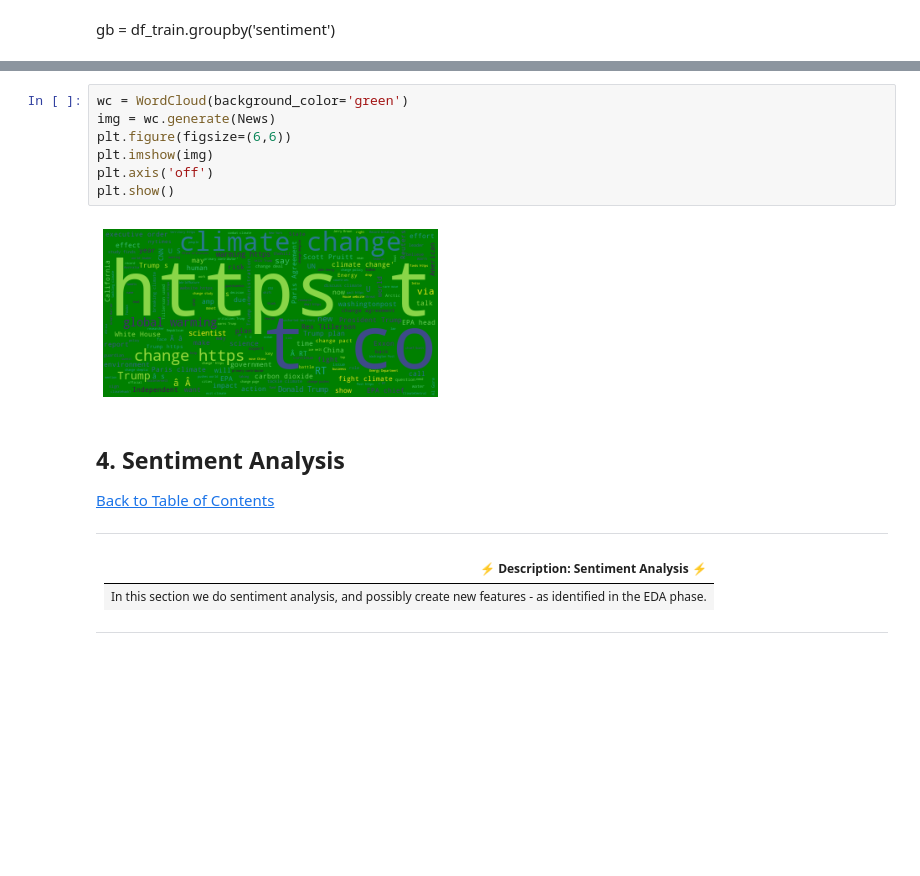
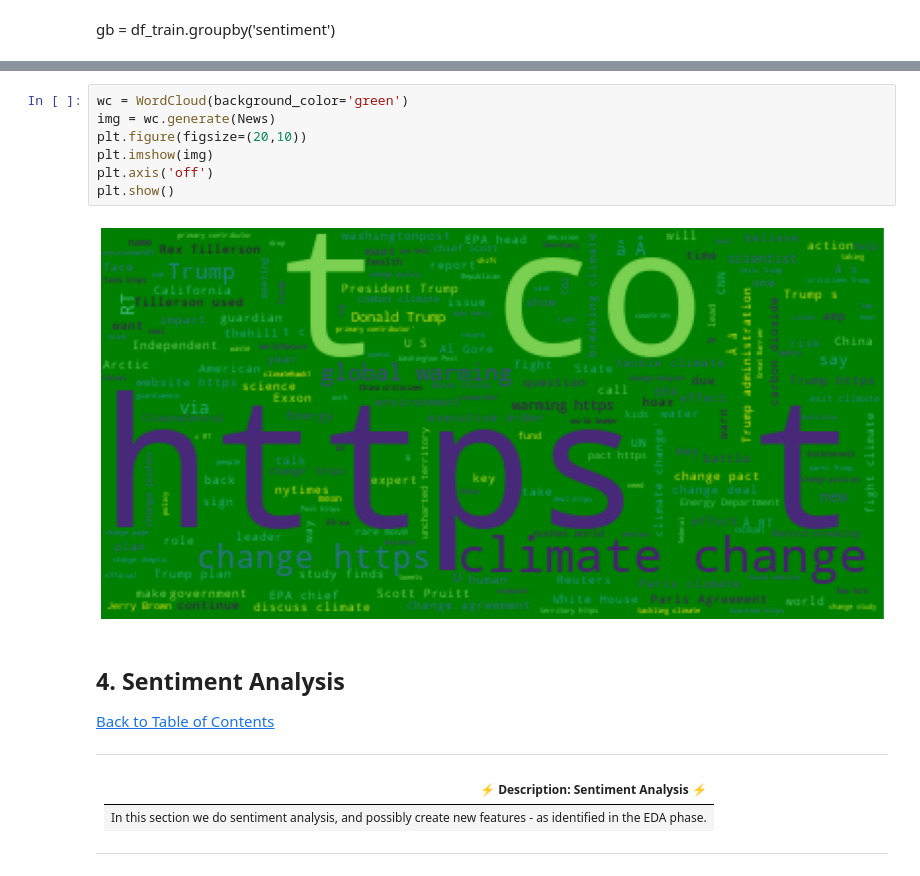
Before and after one commit to TEAM-CW3/climate-change-belief-analysis-2022, a Jupyter notebook: climate-change-belief-analysis-notebook.ipynb, the cells around one changed output, grey strips where cells are left out. Saved outputs shown, nothing was run; the diff lists cells and outputs as text; blank space fills up the shorter version.

```diff
--- a/climate-change-belief-analysis-notebook.ipynb
+++ b/climate-change-belief-analysis-notebook.ipynb
@@ -424,12 +484,12 @@ plt.show()
 # %%
 wc = WordCloud(background_color='green')
 img = wc.generate(News)
-plt.figure(figsize=(6,6))
+plt.figure(figsize=(20,10))
 plt.imshow(img)
 plt.axis('off')
 plt.show()
 # %% [output]
-[figure, old version]
+[figure, new version]
 # %% [markdown]
 <a id="four"></a>
 ## 4. Sentiment Analysis
```
Also changed, not shown: parts of 19 cells of this notebook.
